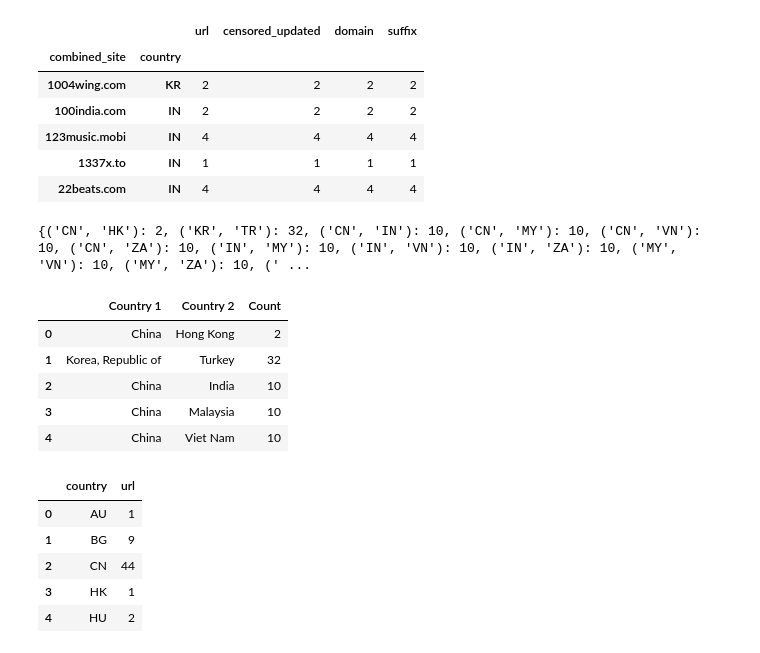
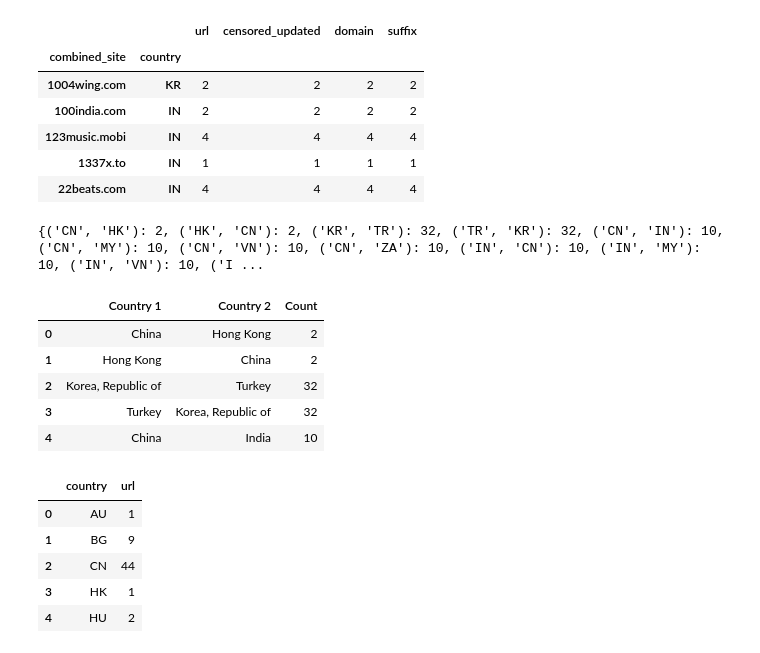
Before and after one commit to lilybhattacharjee5/polisci-vis, a Jupyter notebook: notebooks/iclab-data-files.ipynb, the cells around one changed output. Drawn from its saved outputs; the diff is of its cells as text; code cells hidden in the pictures.

```diff
--- a/notebooks/iclab-data-files.ipynb
+++ b/notebooks/iclab-data-files.ipynb
@@ -559,35 +559,35 @@ site_country_grouped.head()
 # %%
 # example entry -- KR: {CN: 3, IN: 2}
 
 unique_sites = site_country_grouped.index.get_level_values('combined_site')
 country_blocked_map = {}
 
 dropped_us_common_blocked = pd.DataFrame(columns = ['Country 1', 'Country 2', 'Count'])
 for u in unique_sites:
     curr_xs = site_country_grouped.xs(u)
     countries_in_xs = curr_xs.index.unique()
-    curr_country_pairs = itertools.combinations(countries_in_xs, r = 2)
+    curr_country_pairs = itertools.permutations(countries_in_xs, r = 2)
     for c in curr_country_pairs:
         if c in country_blocked_map:
             country_blocked_map[c] += 1
         else:
             country_blocked_map[c] = 1
 
 print(country_blocked_map)
 
 for k, v in country_blocked_map.items():
     c1, c2 = [pycountry.countries.get(alpha_2 = k[0]).name, pycountry.countries.get(alpha_2 = k[1]).name]
     dropped_us_common_blocked = dropped_us_common_blocked.append({'Country 1': c1, 'Country 2': c2, 'Count': v}, ignore_index = True)
 
 dropped_us_common_blocked.head()
 # %% [output]
-{('CN', 'HK'): 2, ('KR', 'TR'): 32, ('CN', 'IN'): 10, ('CN', 'MY'): 10, ('CN', 'VN'): 10, ('CN', 'ZA'): 10, ('IN', 'MY'): 10, ('IN', 'VN'): 10, ('IN', 'ZA'): 10, ('MY', 'VN'): 10, ('MY', 'ZA'): 10, (' ...
+{('CN', 'HK'): 2, ('HK', 'CN'): 2, ('KR', 'TR'): 32, ('TR', 'KR'): 32, ('CN', 'IN'): 10, ('CN', 'MY'): 10, ('CN', 'VN'): 10, ('CN', 'ZA'): 10, ('IN', 'CN'): 10, ('IN', 'MY'): 10, ('IN', 'VN'): 10, ('I ...
 |  | Country 1 | Country 2 | Count |
 | 0 | China | Hong Kong | 2 |
-| 1 | Korea, Republic of | Turkey | 32 |
-| 2 | China | India | 10 |
-| 3 | China | Malaysia | 10 |
-| 4 | China | Viet Nam | 10 |
+| 1 | Hong Kong | China | 2 |
+| 2 | Korea, Republic of | Turkey | 32 |
+| 3 | Turkey | Korea, Republic of | 32 |
+| 4 | China | India | 10 |
 # %%
 dropped_us_common_blocked.to_csv('dropped_us_blocked_intermediate_calculations.csv')
 # %%
```
Also changed, not shown: parts of 8 cells of this notebook, 4 other files.
